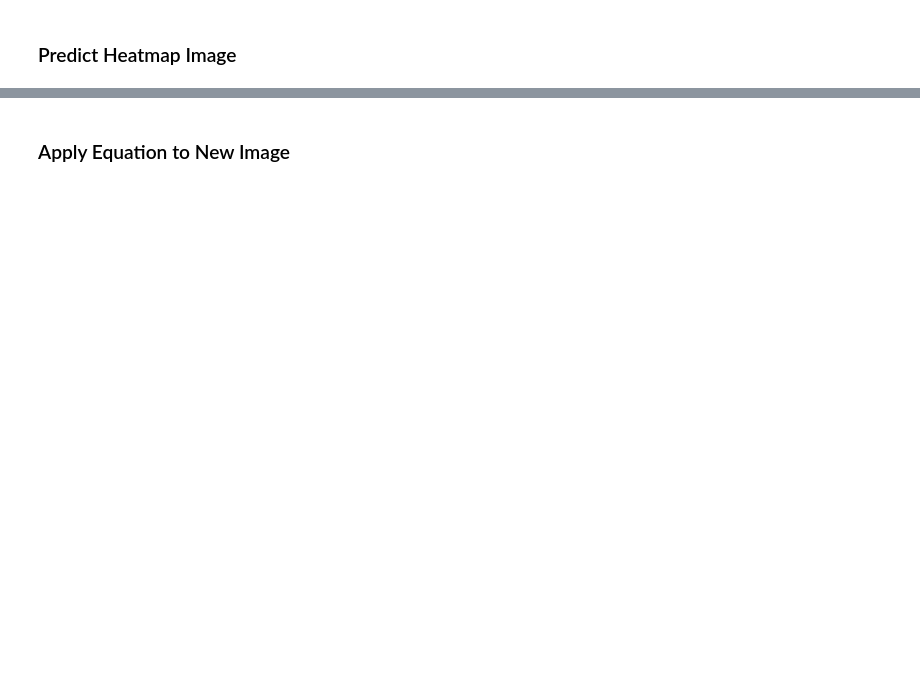
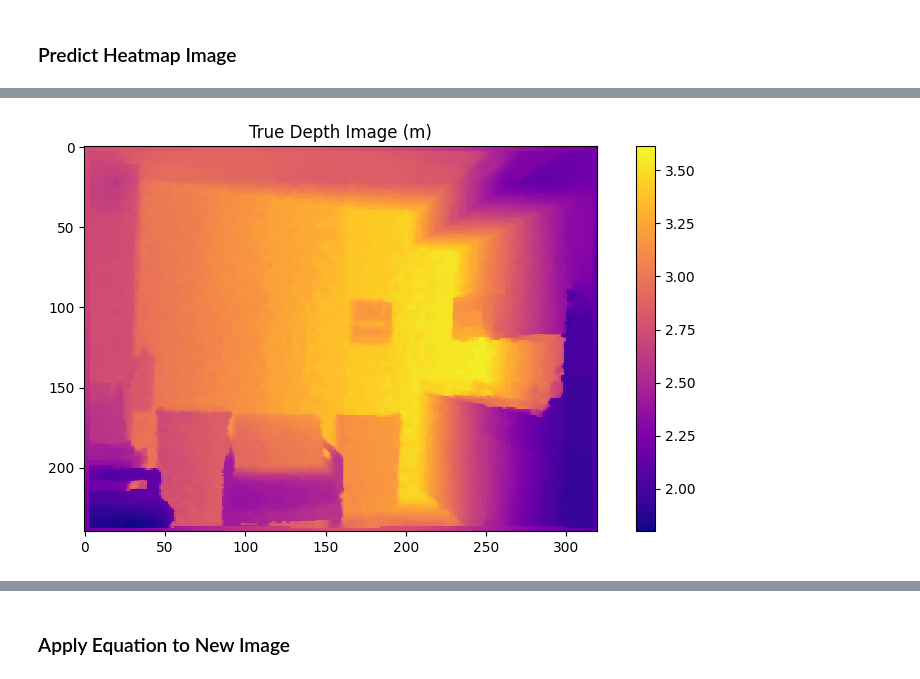
Before and after one commit to henrykaus/monocular-depth-estimation, a Jupyter notebook: notebook.ipynb, the cells around one changed output, grey strips where cells are left out. Cells and saved outputs as stored; diff of their text form; code cells hidden in the pictures; blank space fills up the shorter version.

```diff
--- a/notebook.ipynb
+++ b/notebook.ipynb
@@ -59,0 +91,23 @@ print('It took: ', end - start)
+# %%
+def condense_image(image_src):
+    """
+    Delete every other row and column of the image array so it matched dimensions
+    of our predicted images.
+    """
+    image = np.copy(image_src)
+    for row in reversed(range(len(image))):
+        if row % 2 != 0:
+            image = np.delete(image, row, 0)
+
+    for column in reversed(range(len(image[0]))):
+        if column % 2 != 0:
+            image = np.delete(image, column, 1)
+    return image
+
+def normalize_image(image):
+    """
+    Normalizes depth map image to be between 0 and 1.
+    """
+    min = np.min(image)
+    max = np.max(image)
+    return (image - min) / (max - min)
@@ -97,6 +198,8 @@ out = plt.imshow(rgb_image)
 # %%
 # Display Ground-Truth Image
 true_depth_image = get_ground_truth(0)
-display(true_depth_image, "True Depth Image (m)")
+display_depth(true_depth_image, "True Depth Image (m)")
+# %% [output]
+[figure, added]
 # %%
 # Display Predicted Image
```
Also changed, not shown: parts of 18 cells of this notebook, 2 other files.
